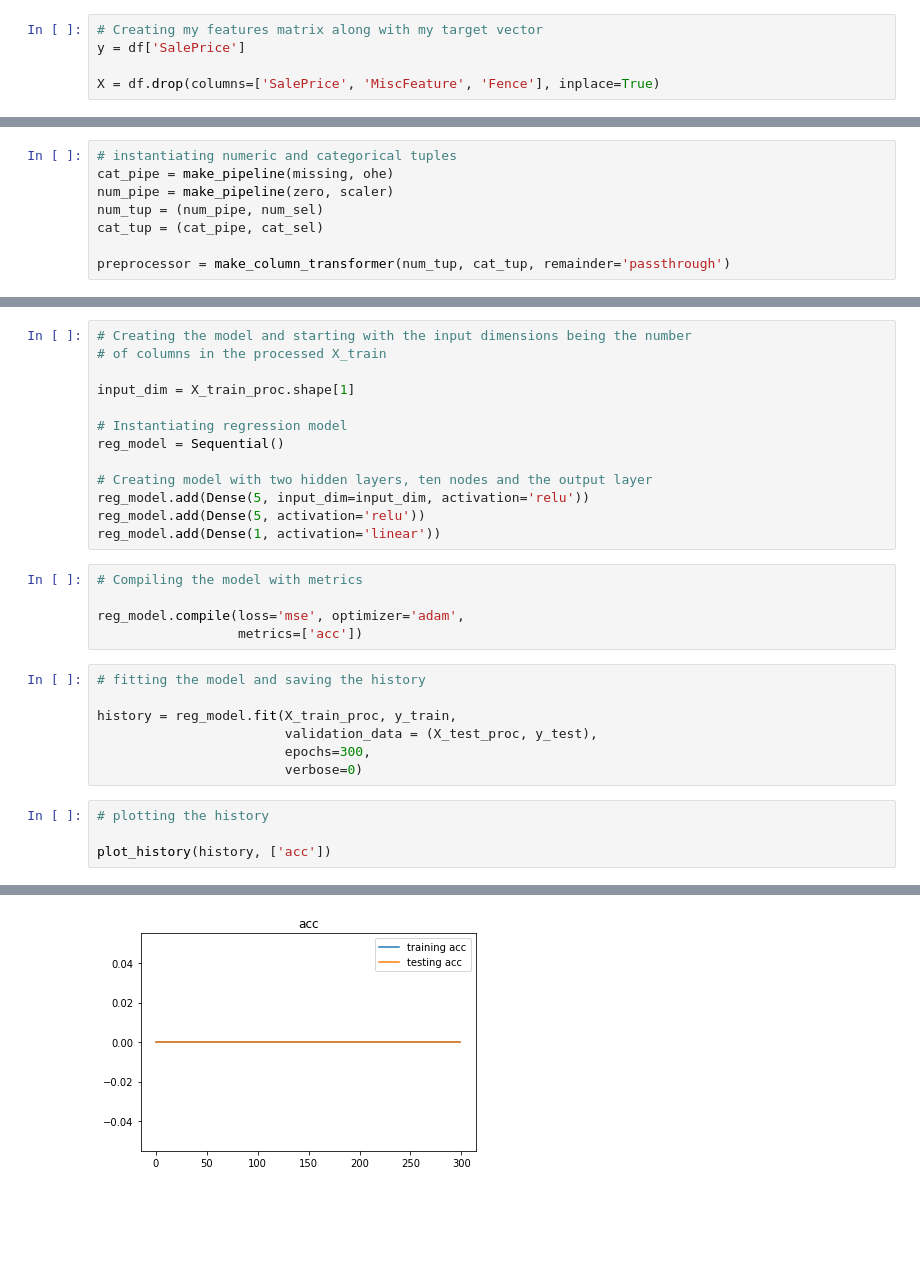
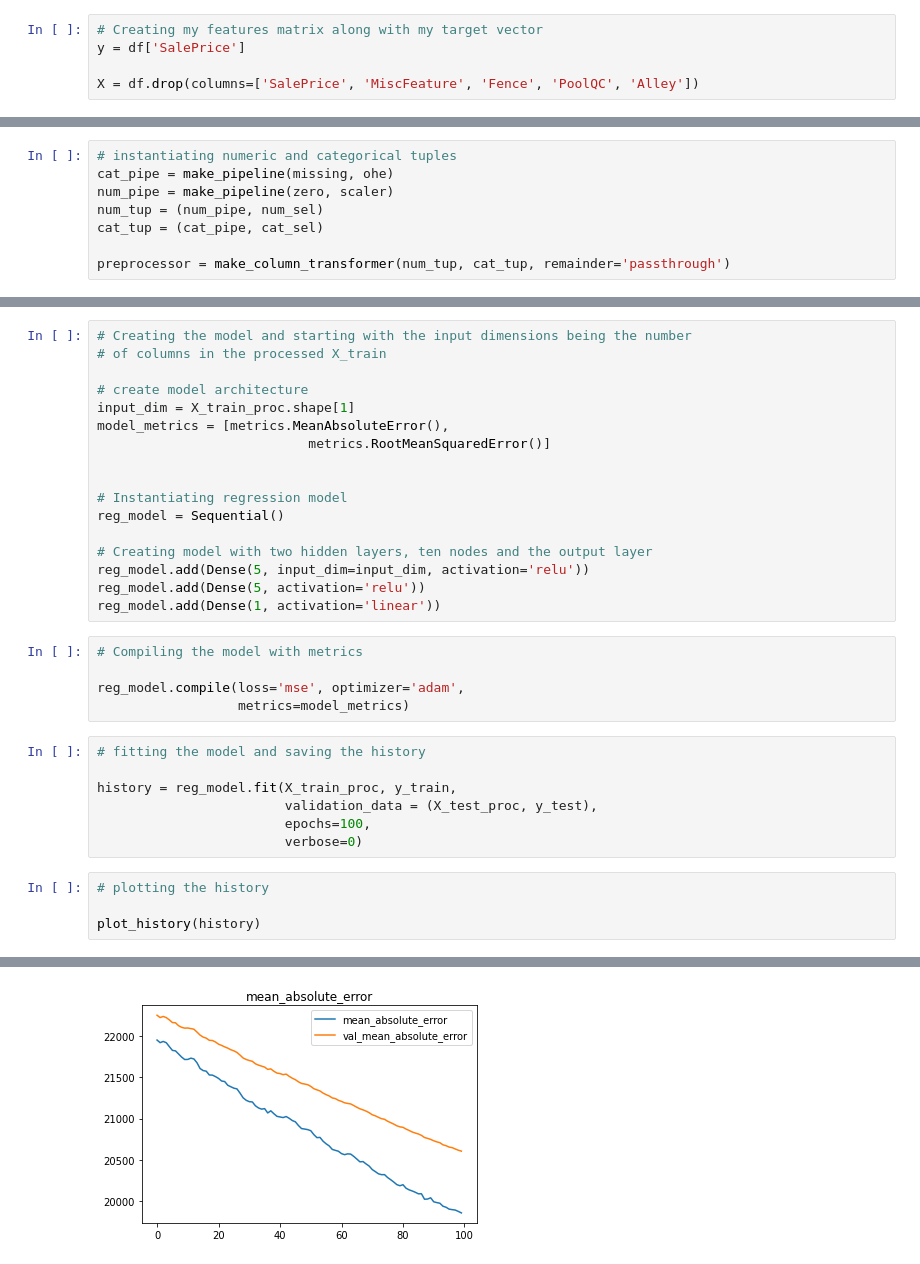
Before and after one commit to dvisionst/Neural_Network_Core, a Jupyter notebook: Neural_Network_Core.ipynb, the cells around one changed output, grey strips where cells are left out. Saved outputs shown, nothing was run; the diff lists cells and outputs as text; blank space fills up the shorter version.

```diff
--- a/Neural_Network_Core.ipynb
+++ b/Neural_Network_Core.ipynb
@@ -163,7 +134,7 @@ df['PoolQC'].replace({'Ex':4, 'Gd':3, 'TA':2, 'Fa':1, np.NaN:0}, inplace=True)
 # Creating my features matrix along with my target vector
 y = df['SalePrice']
 
-X = df.drop(columns=['SalePrice', 'MiscFeature', 'Fence'], inplace=True)
+X = df.drop(columns=['SalePrice', 'MiscFeature', 'Fence', 'PoolQC', 'Alley'])
 # %%
 # Creating training and test data sets
 
@@ -204,7 +175,11 @@ X_train_proc.shape
 # Creating the model and starting with the input dimensions being the number
 # of columns in the processed X_train
 
+# create model architecture
 input_dim = X_train_proc.shape[1]
+model_metrics = [metrics.MeanAbsoluteError(),
+                           metrics.RootMeanSquaredError()]
+
 
 # Instantiating regression model
 reg_model = Sequential()
@@ -217,16 +192,16 @@ reg_model.add(Dense(1, activation='linear'))
 # Compiling the model with metrics
 
 reg_model.compile(loss='mse', optimizer='adam',
-                  metrics=['acc'])
+                  metrics=model_metrics)
 # %%
 # fitting the model and saving the history
 
 history = reg_model.fit(X_train_proc, y_train,
                         validation_data = (X_test_proc, y_test),
-                        epochs=300,
+                        epochs=100,
                         verbose=0)
 # %%
 # plotting the history
 
-plot_history(history, ['acc'])
+plot_history(history)
 # %% [output]
@@ -234 +209 @@ plot_history(history, ['acc'])
-[figure, old version]
+[figure, new version]
```
Also changed, not shown: parts of 18 cells of this notebook.
